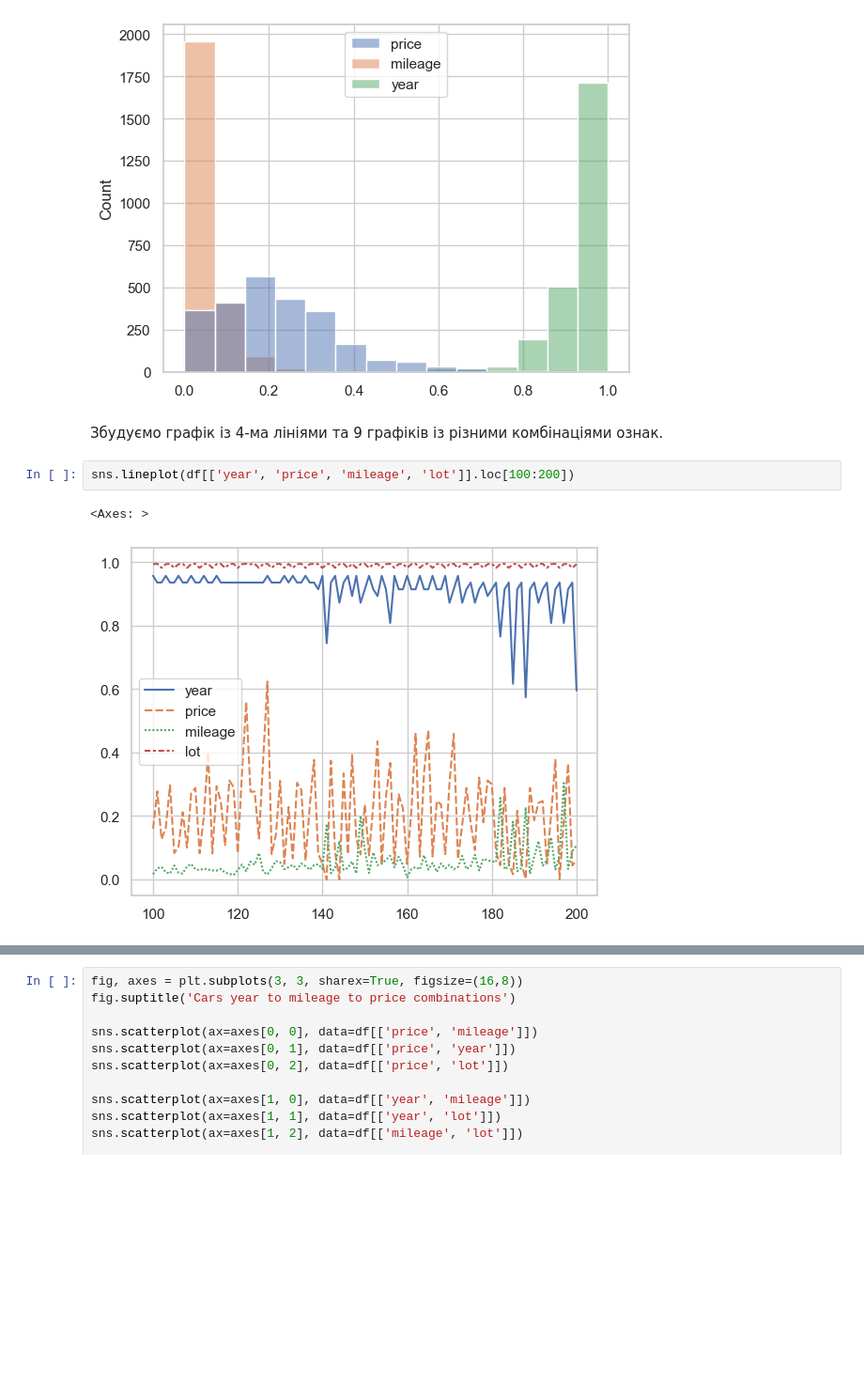
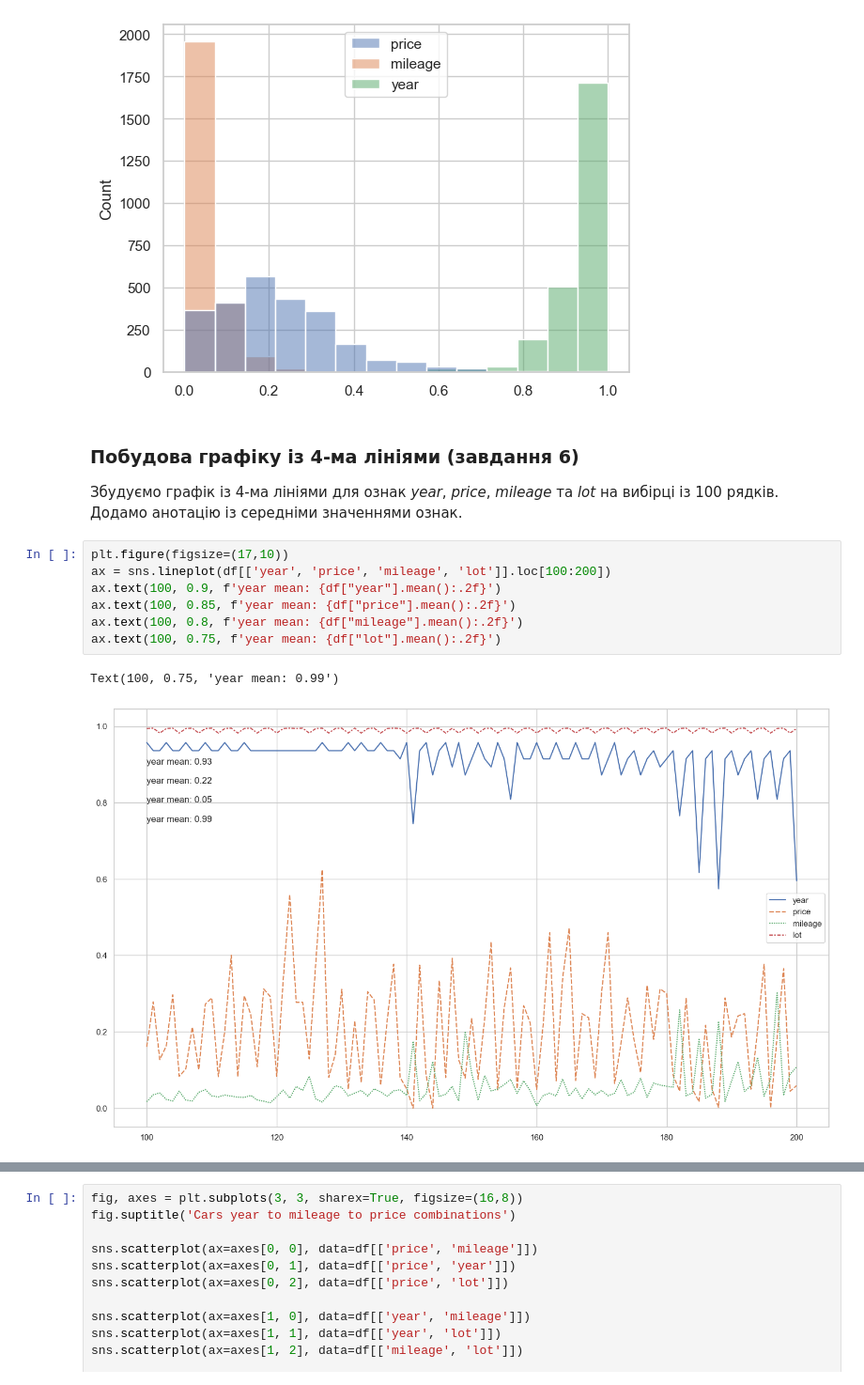
Before and after one commit to AleksandrZhukovin/KPI_AD_Curse_Work, a Jupyter notebook: Cursova Robota.ipynb, the cells around one changed output, grey strips where cells are left out. Shown at 94% size. Saved outputs shown, nothing was run; the diff lists cells and outputs as text; blank space fills up the shorter version.

```diff
--- a/Cursova Robota.ipynb
+++ b/Cursova Robota.ipynb
@@ -207,9 +247,15 @@ sns.histplot(data=df[['price', 'mileage', 'year']])
 <Axes: ylabel='Count'>
 [figure]
 # %% [markdown]
-Збудуємо графік із 4-ма лініями та 9 графіків із різними комбінаціями ознак.
+### Побудова графіку із 4-ма лініями (завдання 6)
+Збудуємо графік із 4-ма лініями для ознак *year*, *price*, *mileage* та *lot* на вибірці із 100 рядків. Додамо анотацію із середніми значеннями ознак.
 # %%
-sns.lineplot(df[['year', 'price', 'mileage', 'lot']].loc[100:200])
+plt.figure(figsize=(17,10))
+ax = sns.lineplot(df[['year', 'price', 'mileage', 'lot']].loc[100:200])
+ax.text(100, 0.9, f'year mean: {df["year"].mean():.2f}')
+ax.text(100, 0.85, f'year mean: {df["price"].mean():.2f}')
+ax.text(100, 0.8, f'year mean: {df["mileage"].mean():.2f}')
+ax.text(100, 0.75, f'year mean: {df["lot"].mean():.2f}')
 # %% [output]
-<Axes: >
+Text(100, 0.75, 'year mean: 0.99')
-[figure, old version]
+[figure, new version]
```
Also changed, not shown: parts of 17 cells of this notebook, 5 other files.
